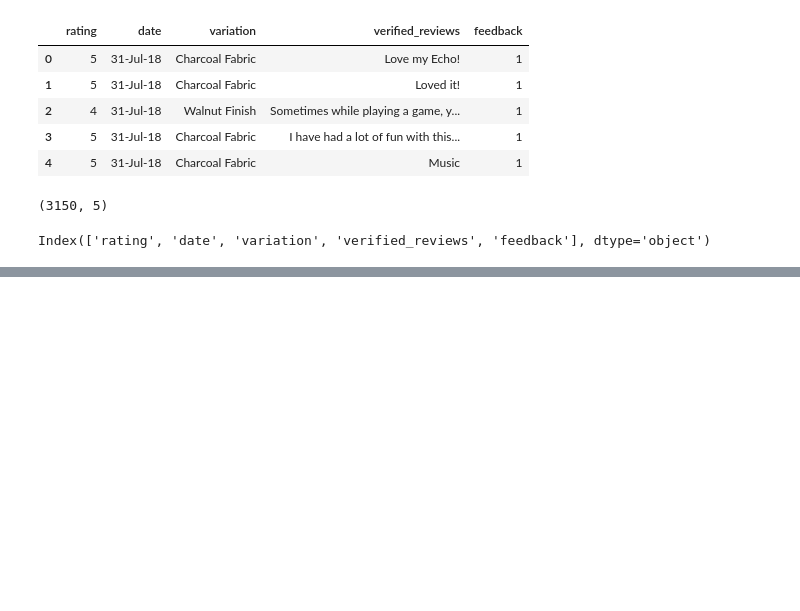
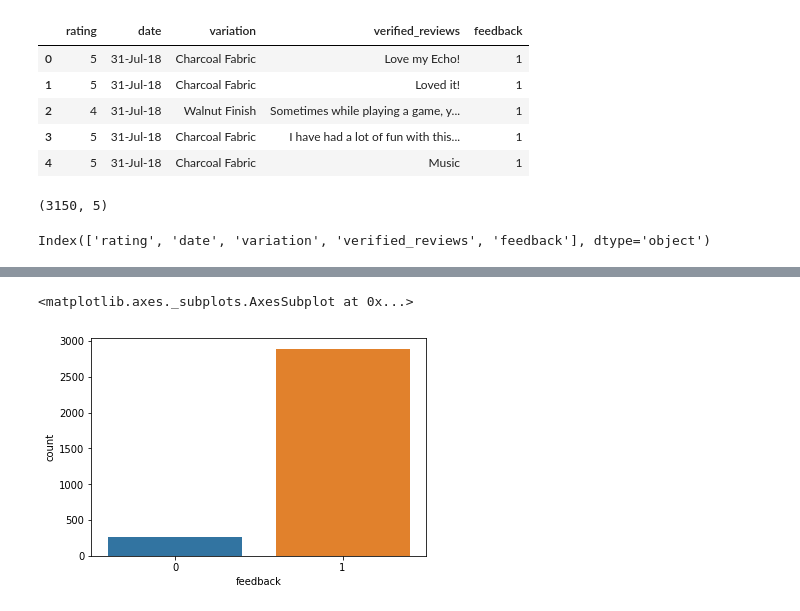
Before and after one commit to sagecodes/Amazon-Review-Classification-Random-Forest, a Jupyter notebook: Amazon review Classification Random Forest.ipynb, the cells around one changed output, grey strips where cells are left out. Cells and saved outputs as stored; diff of their text form; code cells hidden in the pictures; blank space fills up the shorter version.

```diff
--- a/Amazon review Classification Random Forest.ipynb
+++ b/Amazon review Classification Random Forest.ipynb
@@ -45,0 +131,5 @@ alexa_df['verified_reviews']
+# %%
+sns.countplot(alexa_df['feedback'], label = 'Count')
+# %% [output]
+<matplotlib.axes._subplots.AxesSubplot at 0x...>
+[figure, added]
```
Also changed, not shown: parts of 43 cells of this notebook.
